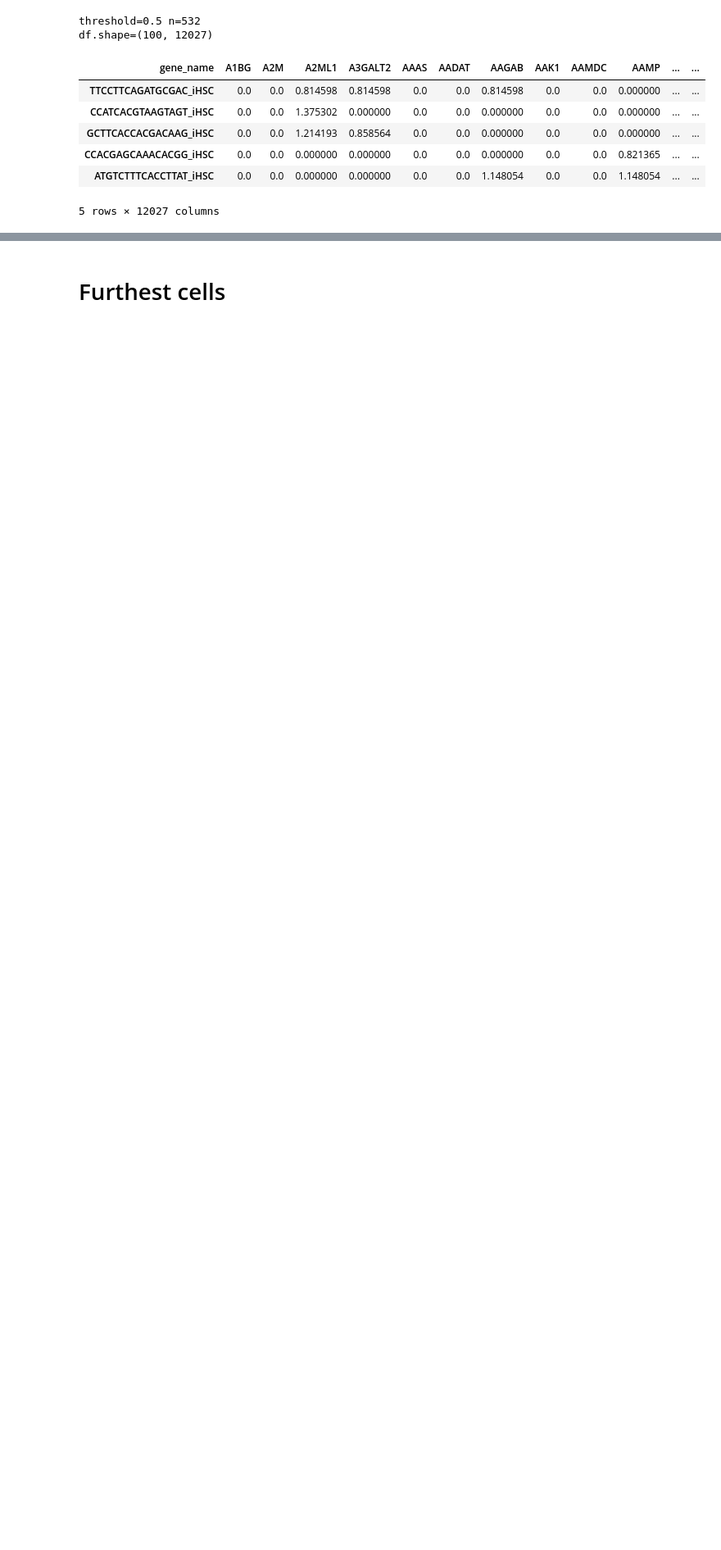
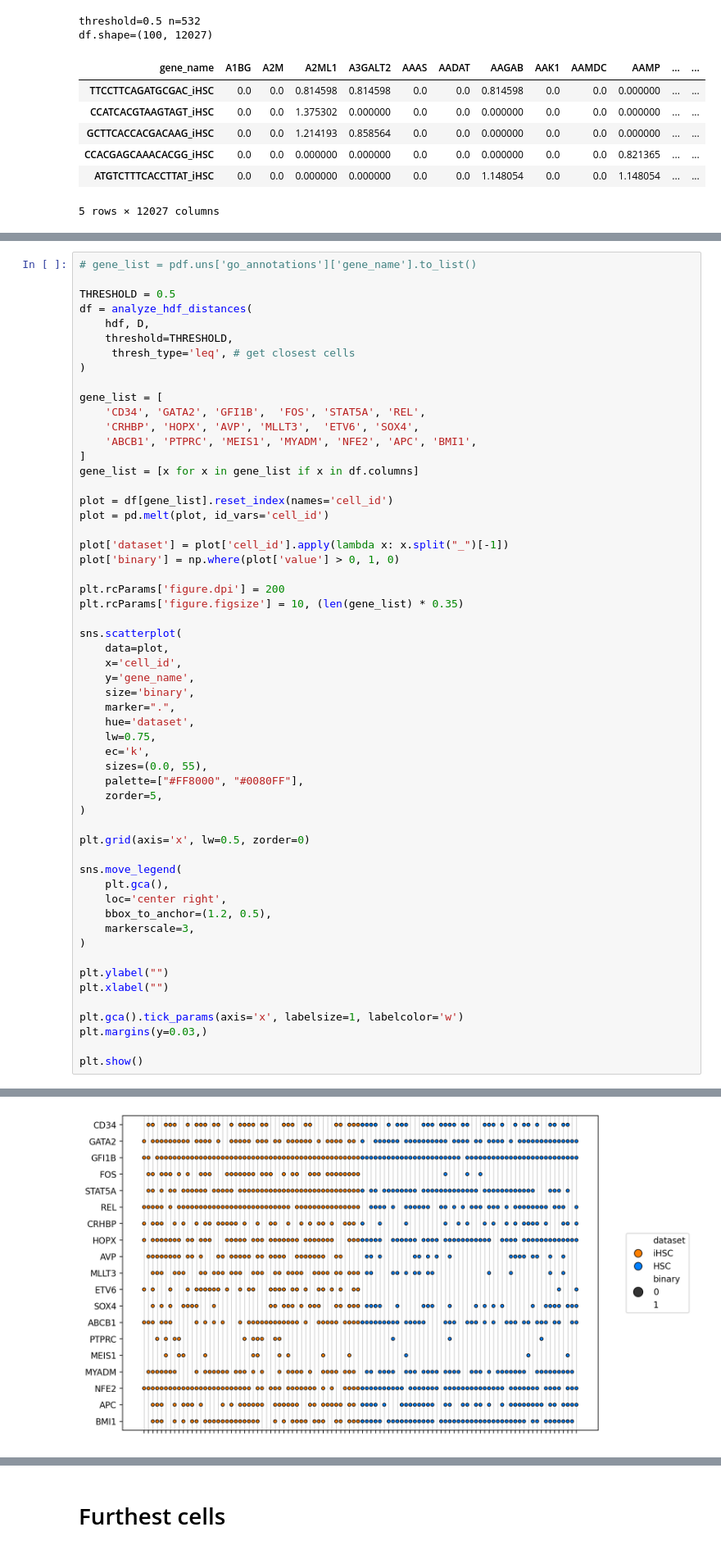
Before and after one commit to CooperStansbury/ONT-single-cell, a Jupyter notebook: notebooks/FIGURE_4_DISTANCE.ipynb, the cells around one changed output, grey strips where cells are left out. Shown at 82% size. Saved outputs shown, nothing was run; the diff lists cells and outputs as text; blank space fills up the shorter version.

```diff
--- a/notebooks/FIGURE_4_DISTANCE.ipynb
+++ b/notebooks/FIGURE_4_DISTANCE.ipynb
@@ -685,0 +705,57 @@ df.shape=(100, 12027)
+# %%
+# gene_list = pdf.uns['go_annotations']['gene_name'].to_list()
+
+THRESHOLD = 0.5
+df = analyze_hdf_distances(
+    hdf, D,
+    threshold=THRESHOLD,
+     thresh_type='leq', # get closest cells
+)
+
+gene_list = [
+    'CD34', 'GATA2', 'GFI1B',  'FOS', 'STAT5A', 'REL',
+    'CRHBP', 'HOPX', 'AVP', 'MLLT3',  'ETV6', 'SOX4',
+    'ABCB1', 'PTPRC', 'MEIS1', 'MYADM', 'NFE2', 'APC', 'BMI1',
+]
+gene_list = [x for x in gene_list if x in df.columns]
+
+plot = df[gene_list].reset_index(names='cell_id')
+plot = pd.melt(plot, id_vars='cell_id')
+
+plot['dataset'] = plot['cell_id'].apply(lambda x: x.split("_")[-1])
+plot['binary'] = np.where(plot['value'] > 0, 1, 0)
+
+plt.rcParams['figure.dpi'] = 200
+plt.rcParams['figure.figsize'] = 10, (len(gene_list) * 0.35)
+
+sns.scatterplot(
+    data=plot,
+    x='cell_id',
+    y='gene_name',
+    size='binary',
+    marker=".",
+    hue='dataset',
+    lw=0.75,
+    ec='k',
+    sizes=(0.0, 55),
+    palette=["#FF8000", "#0080FF"],
+    zorder=5,
+)
+
+plt.grid(axis='x', lw=0.5, zorder=0)
+
+sns.move_legend(
+    plt.gca(),
+    loc='center right',
+    bbox_to_anchor=(1.2, 0.5),
+    markerscale=3,
+)
+
+plt.ylabel("")
+plt.xlabel("")
+
+plt.gca().tick_params(axis='x', labelsize=1, labelcolor='w')
+plt.margins(y=0.03,)
+
+plt.show()
+# %% [output]
@@ -685,0 +764 @@ df.shape=(100, 12027)
+[figure, added]
```
Also changed, not shown: parts of 20 cells of this notebook, 4 other files.
